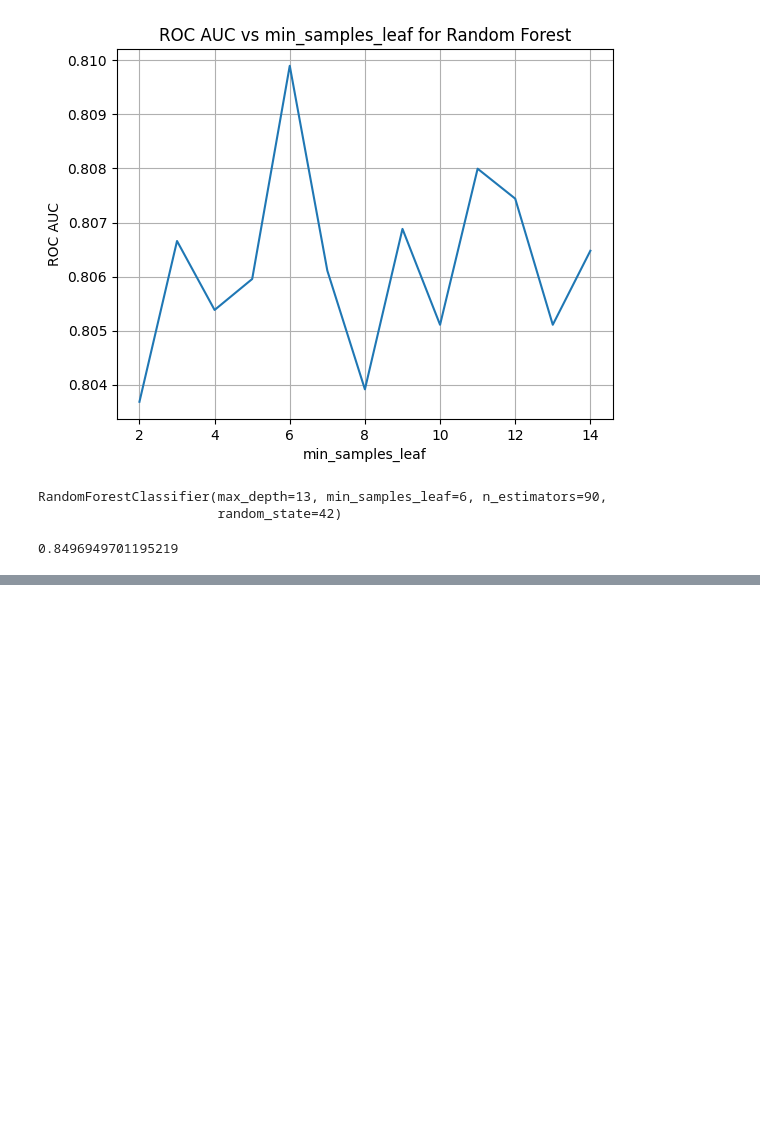
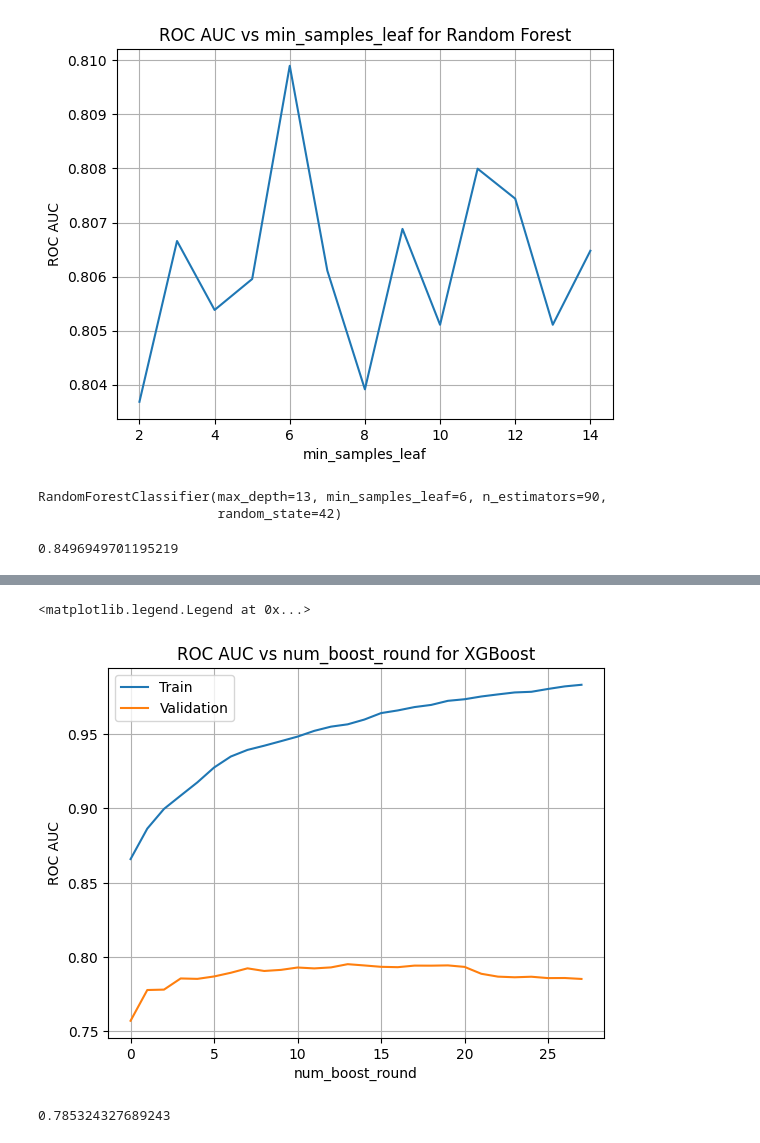
Before and after one commit to BALJAPALLIANSHUL/machine_learning_zoomcamp, a Jupyter notebook: 06-decision trees and ensemble learning/credit_risk_project.ipynb, the cells around one changed output, grey strips where cells are left out. Cells and saved outputs as stored; diff of their text form; code cells hidden in the pictures; blank space fills up the shorter version.

Commit message:
gradient boosting

```diff
--- a/06-decision trees and ensemble learning/credit_risk_project.ipynb
+++ b/06-decision trees and ensemble learning/credit_risk_project.ipynb
@@ -526,0 +562,15 @@ roc_auc_score(target_test, y_pred_test)
+# %%
+def get_df_from_output(output):
+    lines =output.stdout.strip().split('\n')
+    rows = []
+    for line in lines:
+        num_it,train_auc,val_auc = line.split('\t')
+        num_it = int(num_it.replace('[','').replace(']',''))
+        train_auc = float(train_auc.split(':')[1])
+        val_auc = float(val_auc.split(':')[1])
+        rows.append((num_it, train_auc, val_auc))
+    df = pd.DataFrame(rows, columns=['num_boost_round', 'train_auc', 'val_auc'])
+    return df
+# %%
+df_xgb = get_df_from_output(output)
+df_xgb.head()
@@ -526,0 +596,16 @@ roc_auc_score(target_test, y_pred_test)
+# %%
+plt.plot(df_xgb.num_boost_round,df_xgb.train_auc, label='Train')
+plt.plot(df_xgb.num_boost_round,df_xgb.val_auc, label='Validation')
+plt.xlabel('num_boost_round')
+plt.ylabel('ROC AUC')
+plt.title('ROC AUC vs num_boost_round for XGBoost')
+plt.grid()
+plt.legend()
+# %% [output]
+<matplotlib.legend.Legend at 0x...>
+[figure, added]
+# %%
+y_pred_xgb = xgb_model.predict(dval)
+roc_auc_score(target_val, y_pred_xgb)
+# %% [output]
+0.785324327689243
```
Also changed, not shown: parts of 9 cells of this notebook.
